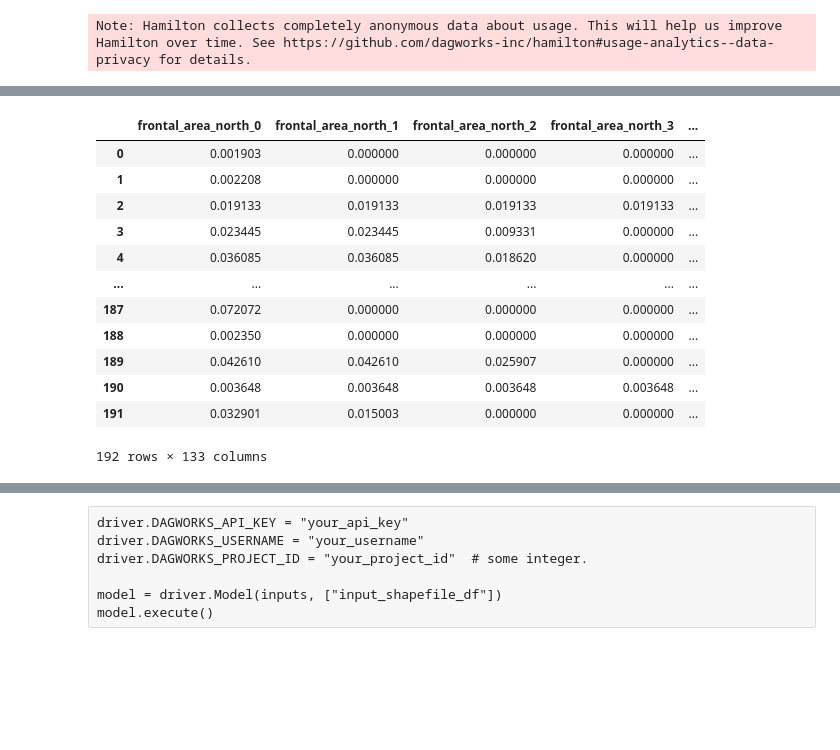
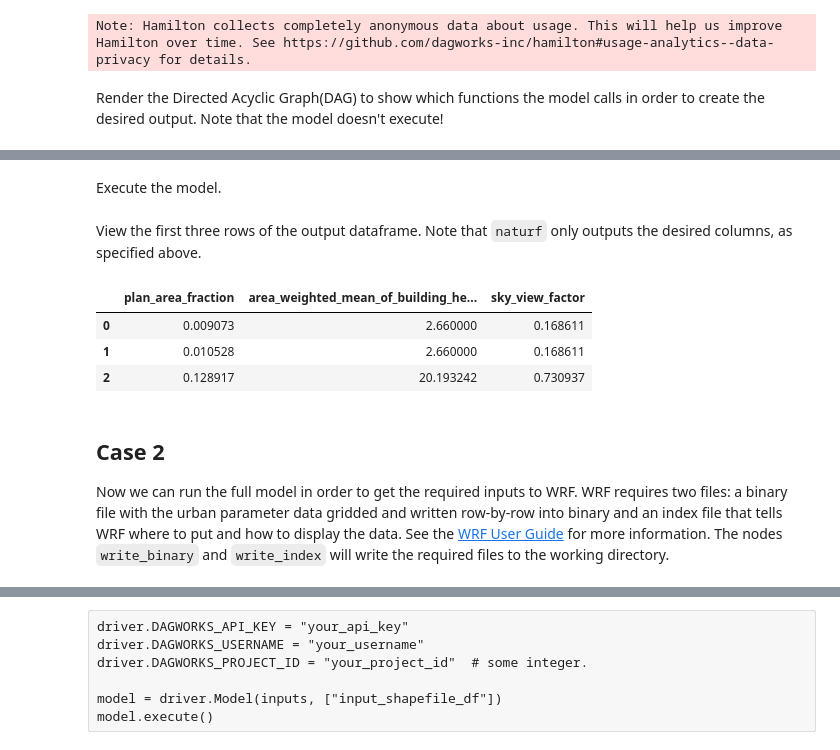
Before and after one commit to IMMM-SFA/naturf, a Jupyter notebook: notebooks/quickstarter.ipynb, the cells around one changed output, grey strips where cells are left out. Drawn from its saved outputs; the diff is of its cells as text; code cells hidden in the pictures; blank space fills up the shorter version.

```diff
--- a/notebooks/quickstarter.ipynb
+++ b/notebooks/quickstarter.ipynb
@@ -14,25 +19,28 @@ outputs = ["merge_parameters"]
 model = driver.Model(inputs, outputs)
 # %% [output]
 Note: Hamilton collects completely anonymous data about usage. This will help us improve Hamilton over time. See https://github.com/dagworks-inc/hamilton#usage-analytics--data-privacy for details.
+# %% [markdown]
+Render the Directed Acyclic Graph(DAG) to show which functions the model calls in order to create the desired output. Note that the model doesn't execute!
 # %%
 # Note: you will need graphviz to visualize the Directed Acyclic Graph (DAG)
 # https://graphviz.org/download/
 model.graph()
 # %% [output]
 [drawing not drawn]
+# %% [markdown]
+Execute the model.
 # %%
-model.execute()
+df = model.execute()
-# %% [output]
-|  | frontal_area_north_0 | frontal_area_north_1 | frontal_area_north_2 | frontal_area_north_3 | ... |
-| 0 | 0.001903 | 0.000000 | 0.000000 | 0.000000 | ... |
-| 1 | 0.002208 | 0.000000 | 0.000000 | 0.000000 | ... |
-| 2 | 0.019133 | 0.019133 | 0.019133 | 0.019133 | ... |
-| 3 | 0.023445 | 0.023445 | 0.009331 | 0.000000 | ... |
-| 4 | 0.036085 | 0.036085 | 0.018620 | 0.000000 | ... |
-| ... | ... | ... | ... | ... | ... |
-| 187 | 0.072072 | 0.000000 | 0.000000 | 0.000000 | ... |
-| 188 | 0.002350 | 0.000000 | 0.000000 | 0.000000 | ... |
-| 189 | 0.042610 | 0.042610 | 0.025907 | 0.000000 | ... |
-| 190 | 0.003648 | 0.003648 | 0.003648 | 0.003648 | ... |
-| 191 | 0.032901 | 0.015003 | 0.000000 | 0.000000 | ... |
-192 rows × 133 columns
+# %% [markdown]
+View the first three rows of the output dataframe. Note that `naturf` only outputs the desired columns, as specified above.
+# %%
+df.head(3)
+# %% [output]
+|  | plan_area_fraction | area_weighted_mean_of_building_he... | sky_view_factor |
+| 0 | 0.009073 | 2.660000 | 0.168611 |
+| 1 | 0.010528 | 2.660000 | 0.168611 |
+| 2 | 0.128917 | 20.193242 | 0.730937 |
+# %% [markdown]
+## Case 2
+
+Now we can run the full model in order to get the required inputs to WRF. WRF requires two files: a binary file with the urban parameter data gridded and written row-by-row into binary and an index file that tells WRF where to put and how to display the data. See the [WRF User Guide](https://homepages.see.leeds.ac.uk/~lecrrb/wrf/aRWUsersGuide.pdf) for more information. The nodes `write_binary` and `write_index` will write the required files to the working directory.
```
Also changed, not shown: parts of 11 cells of this notebook, 2 other files.
